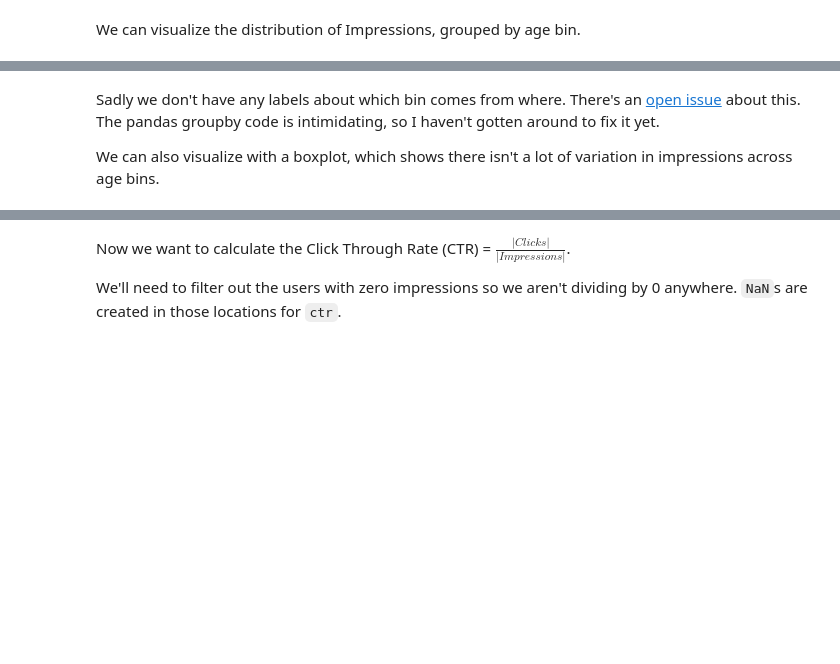
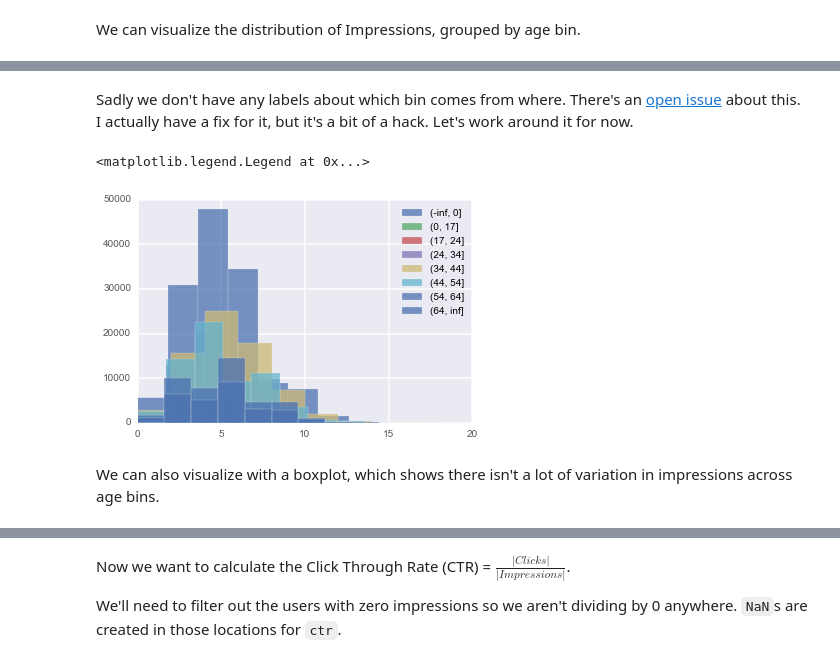
Before and after one commit to TomAugspurger/doing_data_science, a Jupyter notebook: Chapter02--EDA.ipynb, the cells around one changed output, grey strips where cells are left out. Saved outputs shown, nothing was run; the diff lists cells and outputs as text; code cells hidden in the pictures; blank space fills up the shorter version.

```diff
--- a/Chapter02--EDA.ipynb
+++ b/Chapter02--EDA.ipynb
@@ -126,7 +163,19 @@ r.iloc[0].set_xlabel("Impressions")
 # %% [markdown]
-Sadly we don't have any labels about which bin comes from where. There's an [open issue](https://github.com/pydata/pandas/issues/6279) about this. The pandas groupby code is intimidating, so I haven't gotten around to fix it yet.
-
-We can also visualize with a boxplot, which shows there isn't a lot of variation in impressions across age bins.
+Sadly we don't have any labels about which bin comes from where. There's an [open issue](https://github.com/pydata/pandas/issues/6279) about this. I actually have a fix for it, but it's a bit of a hack. Let's work around it for now.
+# %%
+groups = df.groupby("age_bin")['Impressions']
+
+fig, ax = plt.subplots()
+
+for k, v in groups:
+    v.hist(label=k, alpha=.75, ax=ax)
+
+ax.legend()
+# %% [output]
+<matplotlib.legend.Legend at 0x...>
+[figure, added]
+# %% [markdown]
+We can also visualize with a boxplot, which shows there isn't a lot of variation in impressions across age bins.
 # %%
 ax = df.boxplot("Impressions", by='age_bin')
 # %% [output]
```
Also changed, not shown: parts of 31 cells of this notebook, 1 other file.
